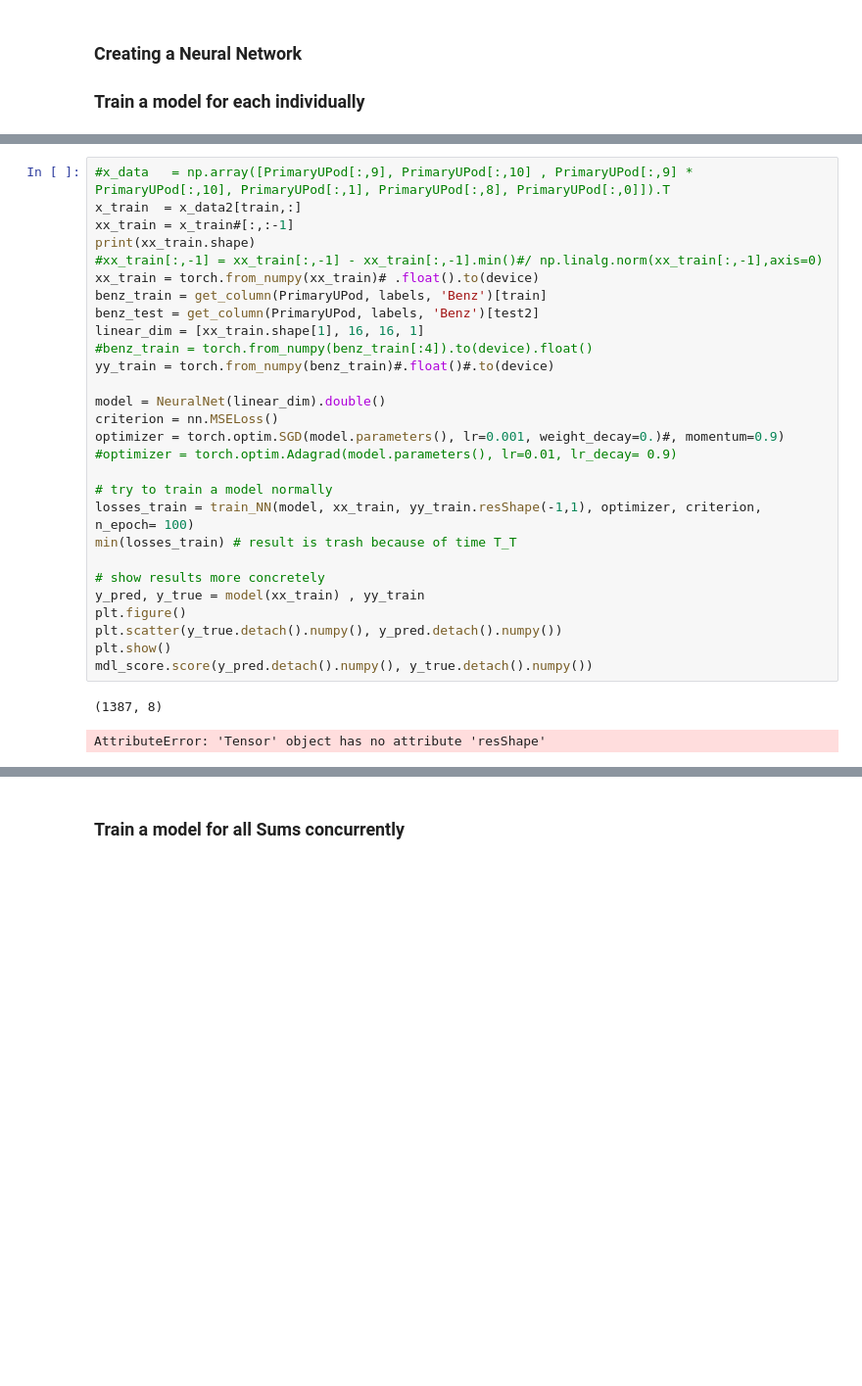
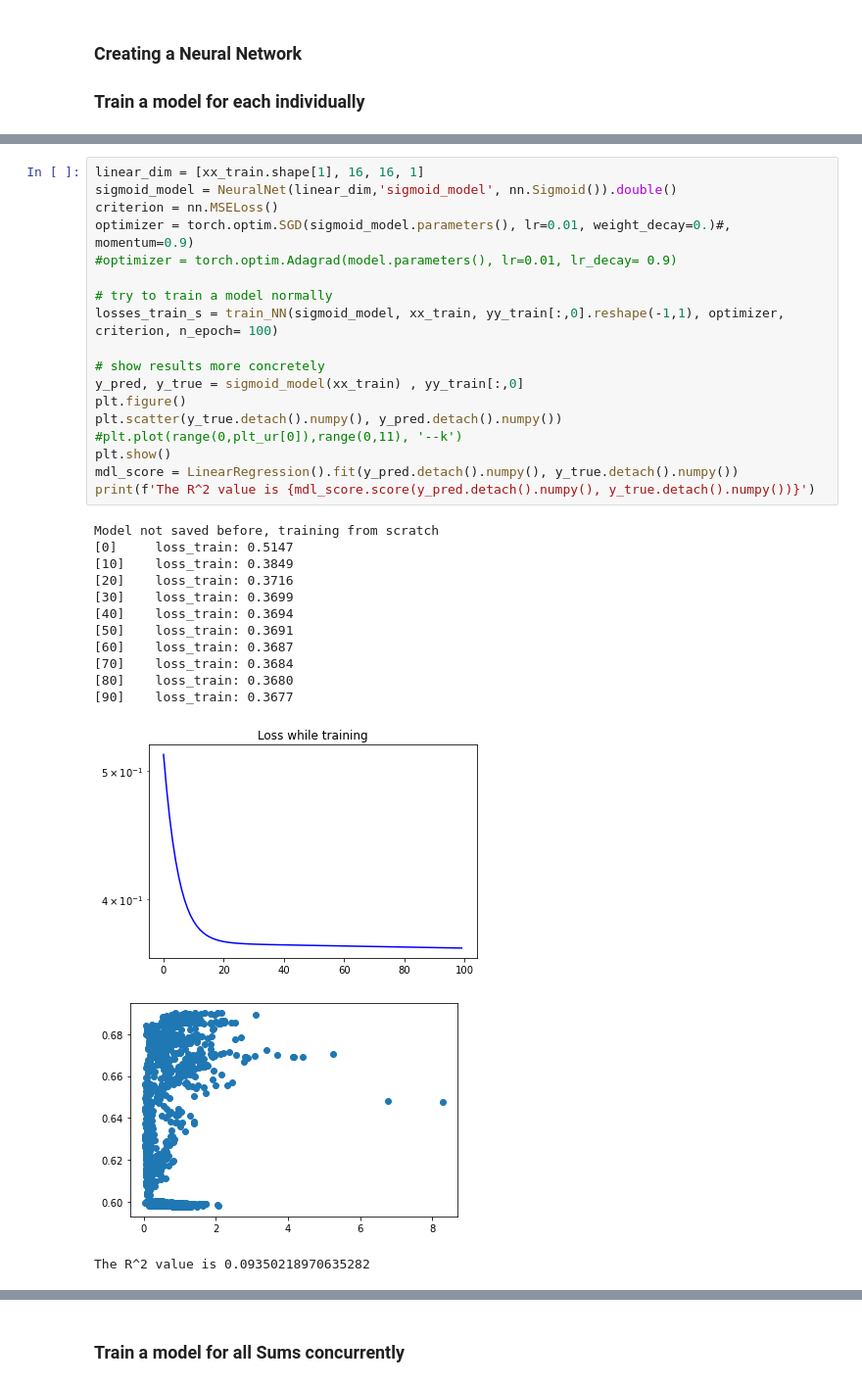
Before and after one commit to Amarques-UCSD/MOx-VOCs_replication, a Jupyter notebook: VOC_Mox.ipynb, the cells around one changed output, grey strips where cells are left out. Shown at 98% size. Cells and saved outputs as stored; diff of their text form; blank space fills up the shorter version.

```diff
--- a/VOC_Mox.ipynb
+++ b/VOC_Mox.ipynb
@@ -773,31 +791,33 @@ mdl_score.score(y_pred.detach().numpy(), y_true.detach().numpy())
-# %%
-#x_data   = np.array([PrimaryUPod[:,9], PrimaryUPod[:,10] , PrimaryUPod[:,9] * PrimaryUPod[:,10], PrimaryUPod[:,1], PrimaryUPod[:,8], PrimaryUPod[:,0]]).T
-x_train  = x_data2[train,:]
-xx_train = x_train#[:,:-1]
-print(xx_train.shape)
-#xx_train[:,-1] = xx_train[:,-1] - xx_train[:,-1].min()#/ np.linalg.norm(xx_train[:,-1],axis=0)
-xx_train = torch.from_numpy(xx_train)# .float().to(device)
-benz_train = get_column(PrimaryUPod, labels, 'Benz')[train]
-benz_test = get_column(PrimaryUPod, labels, 'Benz')[test2]
-linear_dim = [xx_train.shape[1], 16, 16, 1]
-#benz_train = torch.from_numpy(benz_train[:4]).to(device).float()
-yy_train = torch.from_numpy(benz_train)#.float()#.to(device)
-
-model = NeuralNet(linear_dim).double()
-criterion = nn.MSELoss()
-optimizer = torch.optim.SGD(model.parameters(), lr=0.001, weight_decay=0.)#, momentum=0.9)
-#optimizer = torch.optim.Adagrad(model.parameters(), lr=0.01, lr_decay= 0.9)
-
-# try to train a model normally
-losses_train = train_NN(model, xx_train, yy_train.resShape(-1,1), optimizer, criterion, n_epoch= 100)
-min(losses_train) # result is trash because of time T_T
-
-# show results more concretely
-y_pred, y_true = model(xx_train) , yy_train
-plt.figure()
-plt.scatter(y_true.detach().numpy(), y_pred.detach().numpy())
-plt.show()
-mdl_score.score(y_pred.detach().numpy(), y_true.detach().numpy())
-# %% [output]
-(1387, 8)
-AttributeError: 'Tensor' object has no attribute 'resShape'
+# %%
+linear_dim = [xx_train.shape[1], 16, 16, 1]
+sigmoid_model = NeuralNet(linear_dim,'sigmoid_model', nn.Sigmoid()).double()
+criterion = nn.MSELoss()
+optimizer = torch.optim.SGD(sigmoid_model.parameters(), lr=0.01, weight_decay=0.)#, momentum=0.9)
+#optimizer = torch.optim.Adagrad(model.parameters(), lr=0.01, lr_decay= 0.9)
+
+# try to train a model normally
+losses_train_s = train_NN(sigmoid_model, xx_train, yy_train[:,0].reshape(-1,1), optimizer, criterion, n_epoch= 100)
+
+# show results more concretely
+y_pred, y_true = sigmoid_model(xx_train) , yy_train[:,0]
+plt.figure()
+plt.scatter(y_true.detach().numpy(), y_pred.detach().numpy())
+#plt.plot(range(0,plt_ur[0]),range(0,11), '--k')
+plt.show()
+mdl_score = LinearRegression().fit(y_pred.detach().numpy(), y_true.detach().numpy())
+print(f'The R^2 value is {mdl_score.score(y_pred.detach().numpy(), y_true.detach().numpy())}')
+# %% [output]
+Model not saved before, training from scratch
+[0]     loss_train: 0.5147
+[10]    loss_train: 0.3849
+[20]    loss_train: 0.3716
+[30]    loss_train: 0.3699
+[40]    loss_train: 0.3694
+[50]    loss_train: 0.3691
+[60]    loss_train: 0.3687
+[70]    loss_train: 0.3684
+[80]    loss_train: 0.3680
+[90]    loss_train: 0.3677
+[figure, added]
+[figure, added]
+The R^2 value is 0.09350218970635282
```
Also changed, not shown: parts of 13 cells of this notebook, 7 other files.
